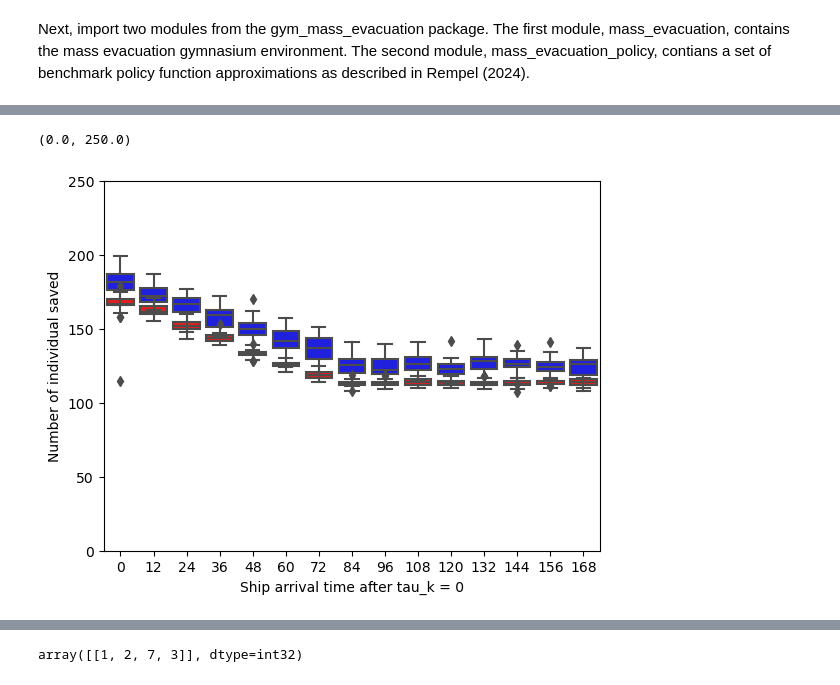
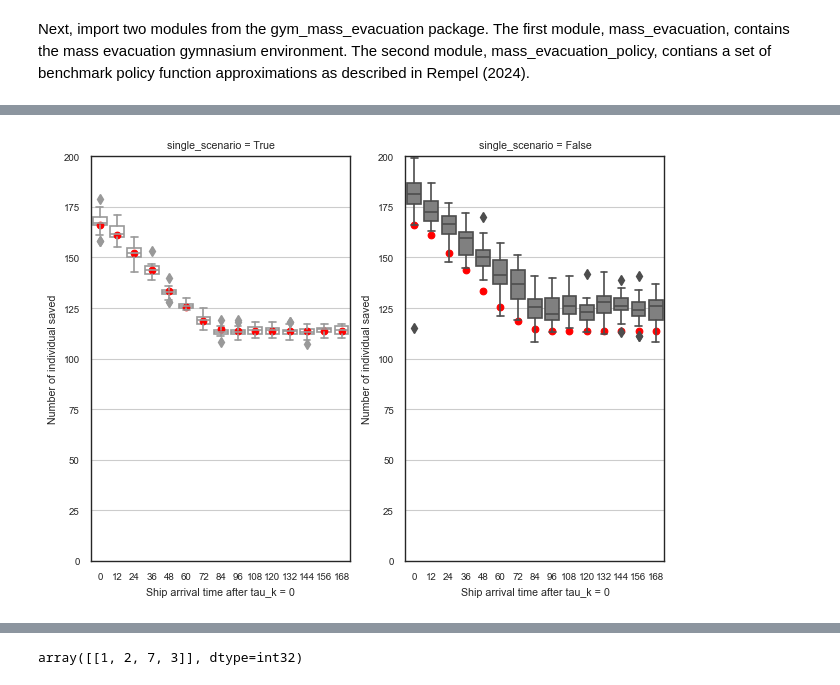
Before and after one commit to DRDC-RDDC/pyMassEvac, a Jupyter notebook: tutorial/tutorial.ipynb, the cells around one changed output, grey strips where cells are left out. Drawn from its saved outputs; the diff is of its cells as text; code cells hidden in the pictures.

```diff
--- a/tutorial/tutorial.ipynb
+++ b/tutorial/tutorial.ipynb
@@ -60,14 +90,11 @@ policy = MassEvacuationPolicy()
 # %%
-def simulate_scenario(env, policy, single_scenario = True):
+def simulate_scenario(env, policy, ship_arrival_time, single_scenario = True, num_trials = 30):
 
     # define the default action
     action = {'x_hl_k' : {'white' : 0, 'green' : 0, 'yellow' : 0, 'red' : 0},
               'x_sl_k' : {'white' : 0, 'green' : 0, 'yellow' : 0, 'red' : 0},
               'x_su_k' : {'white' : 0, 'green' : 0, 'yellow' : 0, 'red' : 0}
              }
-
-    num_trials = 30
-    ship_arrival_time = np.arange(0, 180, 12)
 
     # Create a pandas data frame to store the results
     results = pd.DataFrame(columns = ['Ship arrival time', 'Trial', 'Objective'])
@@ -173,12 +189,30 @@ print(summary)
 # %%
 # Create a figure simiilar to Figure 3 in Rempel (2024)
-ax = sns.boxplot(data = results_single, x = 'Ship arrival time', y = 'Objective', color = "red")
+
+sns.set_context('paper', font_scale = 0.8)
+
+plt.subplot(1,2,1)
+ax = sns.boxplot(data = results_single, x = 'Ship arrival time', y = 'Objective', color = "white")
 ax.set(ylabel = 'Number of individual saved', xlabel = 'Ship arrival time after tau_k = 0')
-ax.set_ylim(bottom = 0, top = 250)
+ax.set_ylim(bottom = 0, top = 200)
+ax.set_title('single_scenario = True')
 
-ax = sns.boxplot(data = results_multiple, x = 'Ship arrival time', y = 'Objective', color = "blue")
+# Define the mean number of individuals saved as listed in Table 6, column one helo in Rempel (2024).
+previous_results = np.array([166.20, 161.37, 152.17, 143.73, 133.30, 125.67, 118.60, 114.43, 113.53, 113.53,
+                             113.53, 113.53, 113.53, 113.53, 113.53])
+
+for idx, t in enumerate(ship_arrival_time):
+    plt.scatter(idx, previous_results[idx], color = 'red')
+
+plt.subplot(1,2,2)
+ax = sns.boxplot(data = results_multiple, x = 'Ship arrival time', y = 'Objective', color = "gray")
 ax.set(ylabel = 'Number of individual saved', xlabel = 'Ship arrival time after tau_k = 0')
-ax.set_ylim(bottom = 0, top = 250)
+ax.set_ylim(bottom = 0, top = 200)
+ax.set_title('single_scenario = False')
+
+for idx, t in enumerate(ship_arrival_time):
+    plt.scatter(idx, previous_results[idx], color = 'red')
+
+plt.tight_layout()
 # %% [output]
-(0.0, 250.0)
-[figure, old version]
+[figure, new version]
```
Also changed, not shown: parts of 14 cells of this notebook, 2 other files.
